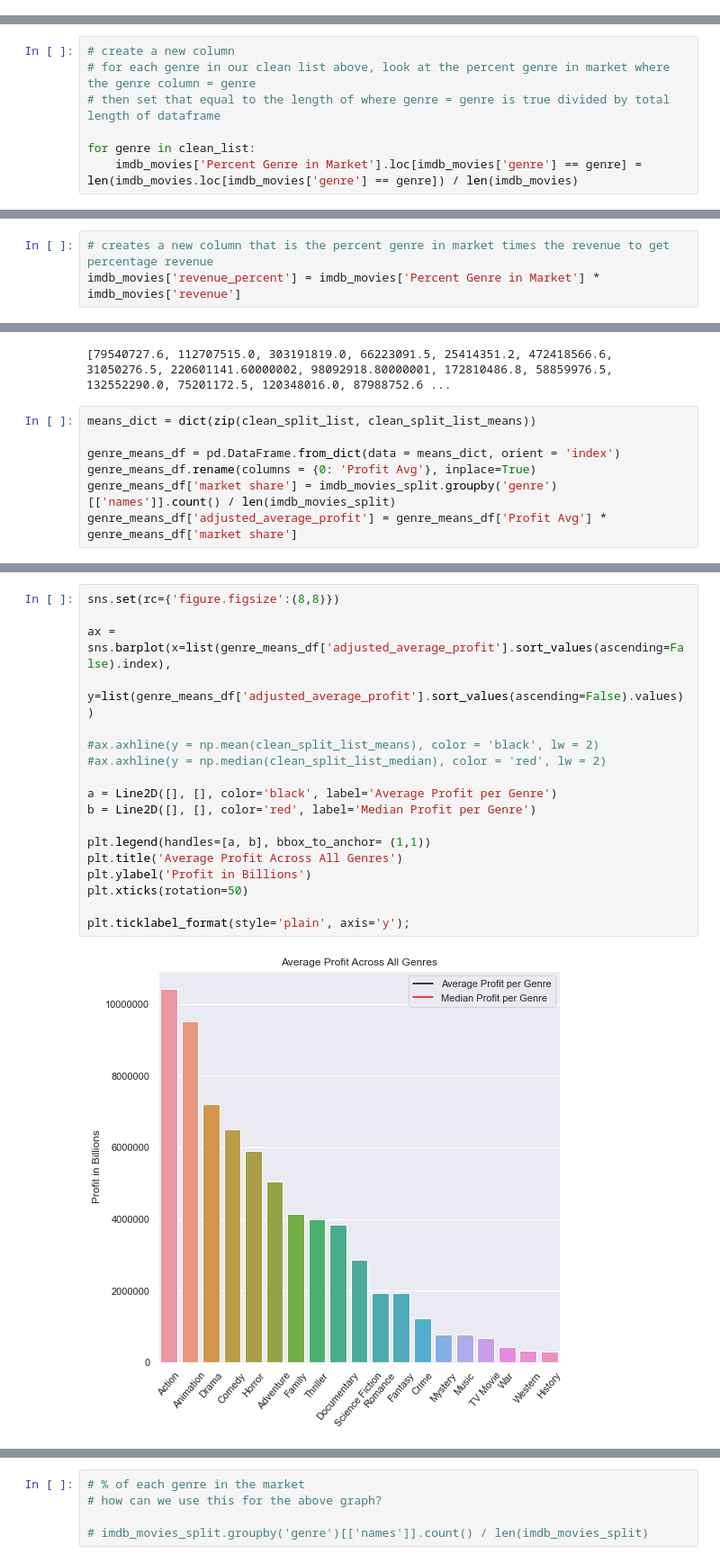
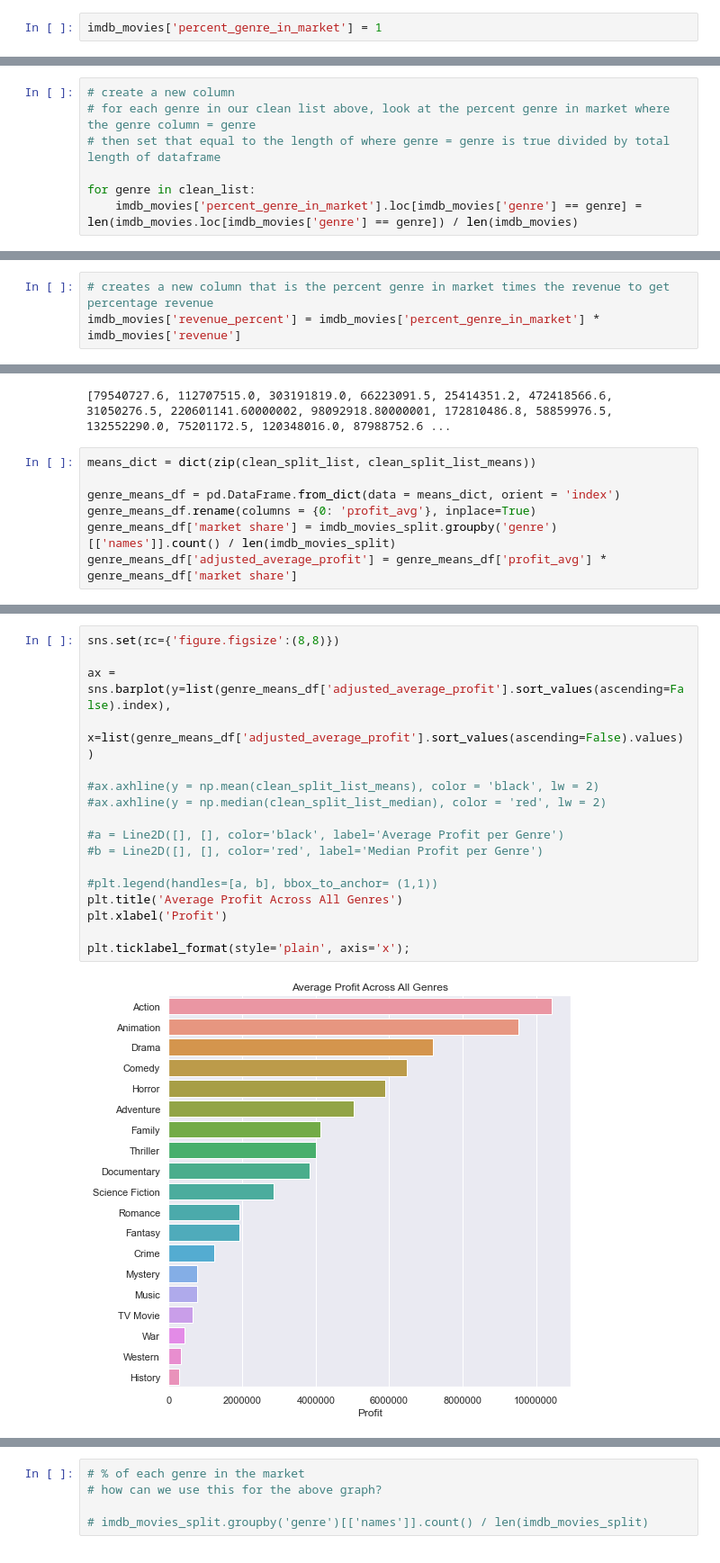
Before and after one commit to Reynch/dsc-phase-2-project-v3, a Jupyter notebook: Rachel.ipynb, the cells around one changed output, grey strips where cells are left out. Shown at 90% size. Saved outputs shown, nothing was run; the diff lists cells and outputs as text.

Commit message:
more visualizations

```diff
--- a/Rachel.ipynb
+++ b/Rachel.ipynb
@@ -685,0 +649,2 @@ imdb_movies['Percent Genre in Market'].sum()
+# %%
+imdb_movies['percent_genre_in_market'] = 1
@@ -734,7 +703,7 @@ for i in l:
 # then set that equal to the length of where genre = genre is true divided by total length of dataframe
 
 for genre in clean_list:
-    imdb_movies['Percent Genre in Market'].loc[imdb_movies['genre'] == genre] = len(imdb_movies.loc[imdb_movies['genre'] == genre]) / len(imdb_movies)
+    imdb_movies['percent_genre_in_market'].loc[imdb_movies['genre'] == genre] = len(imdb_movies.loc[imdb_movies['genre'] == genre]) / len(imdb_movies)
 # %% [output]
 A value is trying to be set on a copy of a slice from a DataFrame
 
@@ -746,7 +715,7 @@ See the caveats in the documentation: https://pandas.pydata.org/pandas-docs/stab
 # imdb_movies.columns.sort_values(ascending=True)
 # %%
 # creates a new column that is the percent genre in market times the revenue to get percentage revenue
-imdb_movies['revenue_percent'] = imdb_movies['Percent Genre in Market'] * imdb_movies['revenue']
+imdb_movies['revenue_percent'] = imdb_movies['percent_genre_in_market'] * imdb_movies['revenue']
 # %%
 # imdb_movies.loc[imdb_movies['genre'] == 'Action,\xa0Adventure']
 # %%
@@ -880,9 +847,9 @@ print(clean_split_list_median)
 means_dict = dict(zip(clean_split_list, clean_split_list_means))
 
 genre_means_df = pd.DataFrame.from_dict(data = means_dict, orient = 'index')
-genre_means_df.rename(columns = {0: 'Profit Avg'}, inplace=True)
+genre_means_df.rename(columns = {0: 'profit_avg'}, inplace=True)
 genre_means_df['market share'] = imdb_movies_split.groupby('genre')[['names']].count() / len(imdb_movies_split)
-genre_means_df['adjusted_average_profit'] = genre_means_df['Profit Avg'] * genre_means_df['market share']
+genre_means_df['adjusted_average_profit'] = genre_means_df['profit_avg'] * genre_means_df['market share']
 # %%
 genre_means_df
 # %% [output]
@@ -906,20 +873,19 @@ genre_means_df
 # %%
 sns.set(rc={'figure.figsize':(8,8)})
 
-ax = sns.barplot(x=list(genre_means_df['adjusted_average_profit'].sort_values(ascending=False).index),
-                 y=list(genre_means_df['adjusted_average_profit'].sort_values(ascending=False).values))
+ax = sns.barplot(y=list(genre_means_df['adjusted_average_profit'].sort_values(ascending=False).index),
+                 x=list(genre_means_df['adjusted_average_profit'].sort_values(ascending=False).values))
 
 #ax.axhline(y = np.mean(clean_split_list_means), color = 'black', lw = 2)
 #ax.axhline(y = np.median(clean_split_list_median), color = 'red', lw = 2)
 
-a = Line2D([], [], color='black', label='Average Profit per Genre')
-b = Line2D([], [], color='red', label='Median Profit per Genre')
+#a = Line2D([], [], color='black', label='Average Profit per Genre')
+#b = Line2D([], [], color='red', label='Median Profit per Genre')
 
-plt.legend(handles=[a, b], bbox_to_anchor= (1,1))
+#plt.legend(handles=[a, b], bbox_to_anchor= (1,1))
 plt.title('Average Profit Across All Genres')
-plt.ylabel('Profit in Billions')
-plt.xticks(rotation=50)
+plt.xlabel('Profit')
 
-plt.ticklabel_format(style='plain', axis='y');
+plt.ticklabel_format(style='plain', axis='x');
 # %% [output]
-[figure, old version]
+[figure, new version]
```
Also changed, not shown: parts of 50 cells of this notebook, 1 other file.
